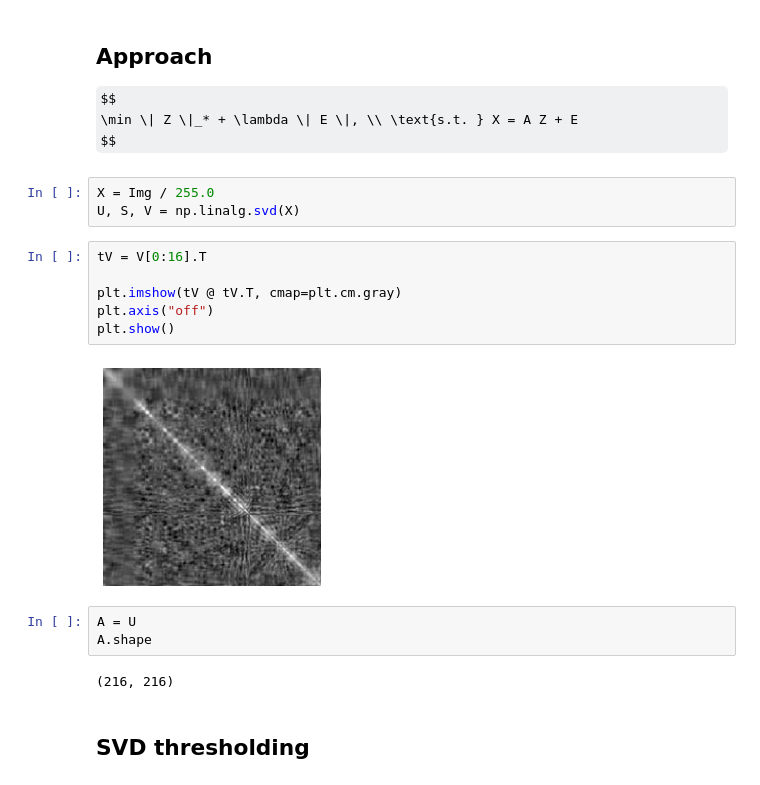
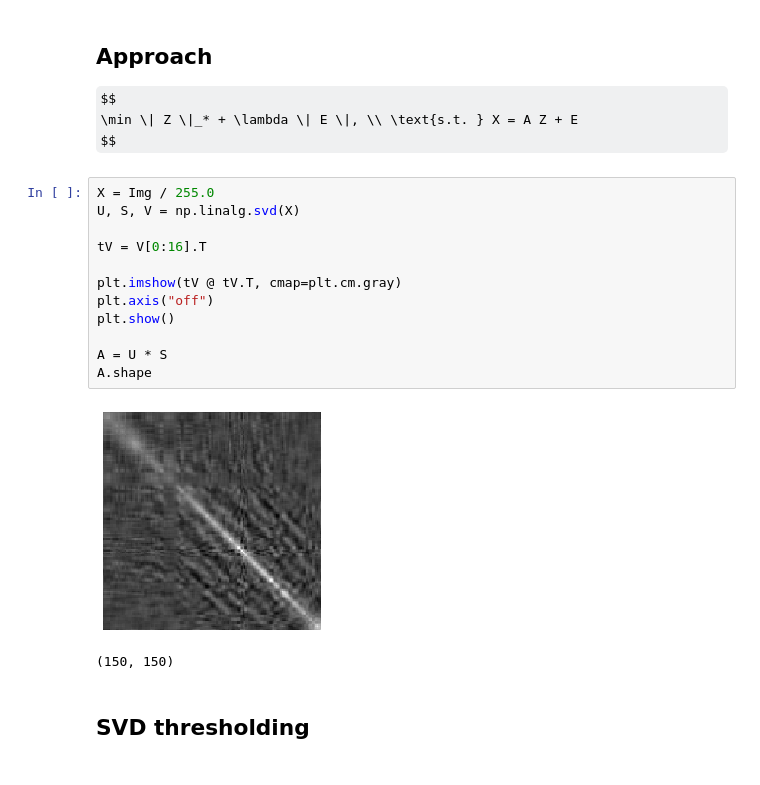
Before and after one commit to grassFlamingo/machine_wonder, a Jupyter notebook: machine learning/basic/subspace clustering.ipynb, the cells around one changed output. Drawn from its saved outputs; the diff is of its cells as text; some formulas as TeX source.

```diff
--- a/machine learning/basic/subspace clustering.ipynb
+++ b/machine learning/basic/subspace clustering.ipynb
@@ -31,19 +36,18 @@ $$
 # %%
 X = Img / 255.0
 U, S, V = np.linalg.svd(X)
+
+tV = V[0:16].T
+
+plt.imshow(tV @ tV.T, cmap=plt.cm.gray)
+plt.axis("off")
+plt.show()
+
+A = U * S
+A.shape
+# %% [output]
+[figure, added]
+(150, 150)
-# %%
-tV = V[0:16].T
-
-plt.imshow(tV @ tV.T, cmap=plt.cm.gray)
-plt.axis("off")
-plt.show()
-# %% [output]
-[figure, removed]
-# %%
-A = U
-A.shape
-# %% [output]
-(216, 216)
 # %% [markdown]
 ## SVD thresholding
 # %%
```
Also changed, not shown: parts of 12 cells of this notebook, 1 other file.
